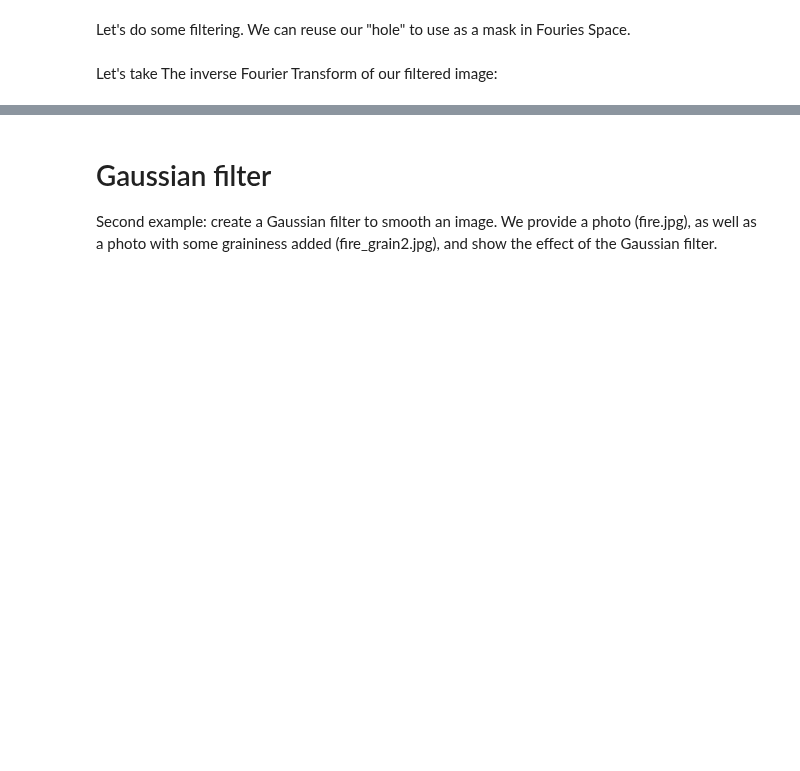
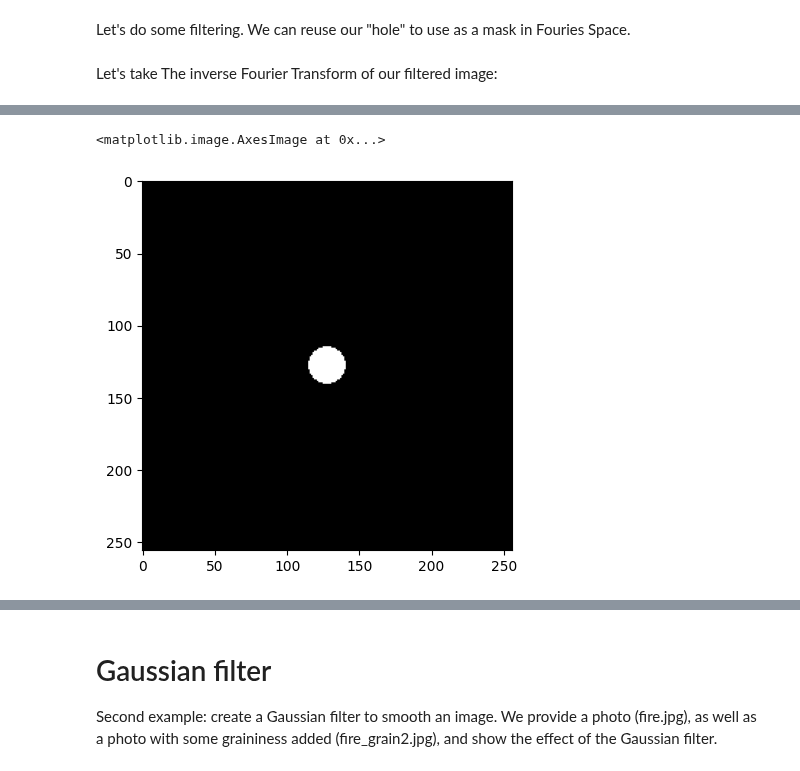
Before and after one commit to ubsuny/CompPhys, a Jupyter notebook: DataAnalysis/FFT/2Dfft.ipynb, the cells around one changed output, grey strips where cells are left out. Saved outputs shown, nothing was run; the diff lists cells and outputs as text; code cells hidden in the pictures; blank space fills up the shorter version.

Commit message:
Scattering notebook

```diff
--- a/DataAnalysis/FFT/2Dfft.ipynb
+++ b/DataAnalysis/FFT/2Dfft.ipynb
@@ -58,7 +73,10 @@ plt.imshow(np.log(1+np.abs(Fbilayercenter)), "gray")
 # %%
-R = 1.2
+R = 0.5
 xx, yy = np.meshgrid(x, y, sparse=True)
 lowpass = (np.sqrt(xx**2 + yy**2) <= R)
 plt.imshow(lowpass, "gray")
+# %% [output]
+<matplotlib.image.AxesImage at 0x...>
+[figure, added]
 # %%
 plt.imshow(np.log(1+np.abs(lowpass*Fbilayercenter)), "gray")
```
Also changed, not shown: parts of 12 cells of this notebook, 13 other files.
